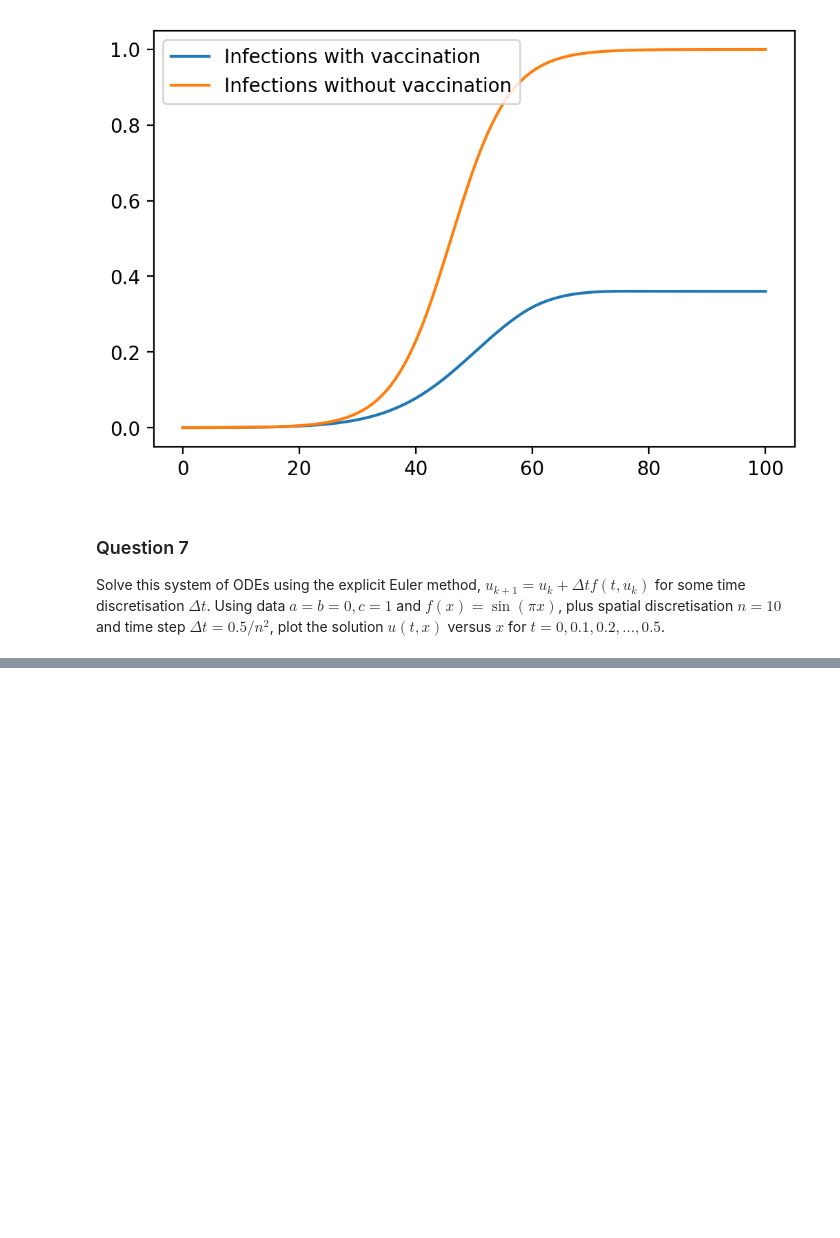
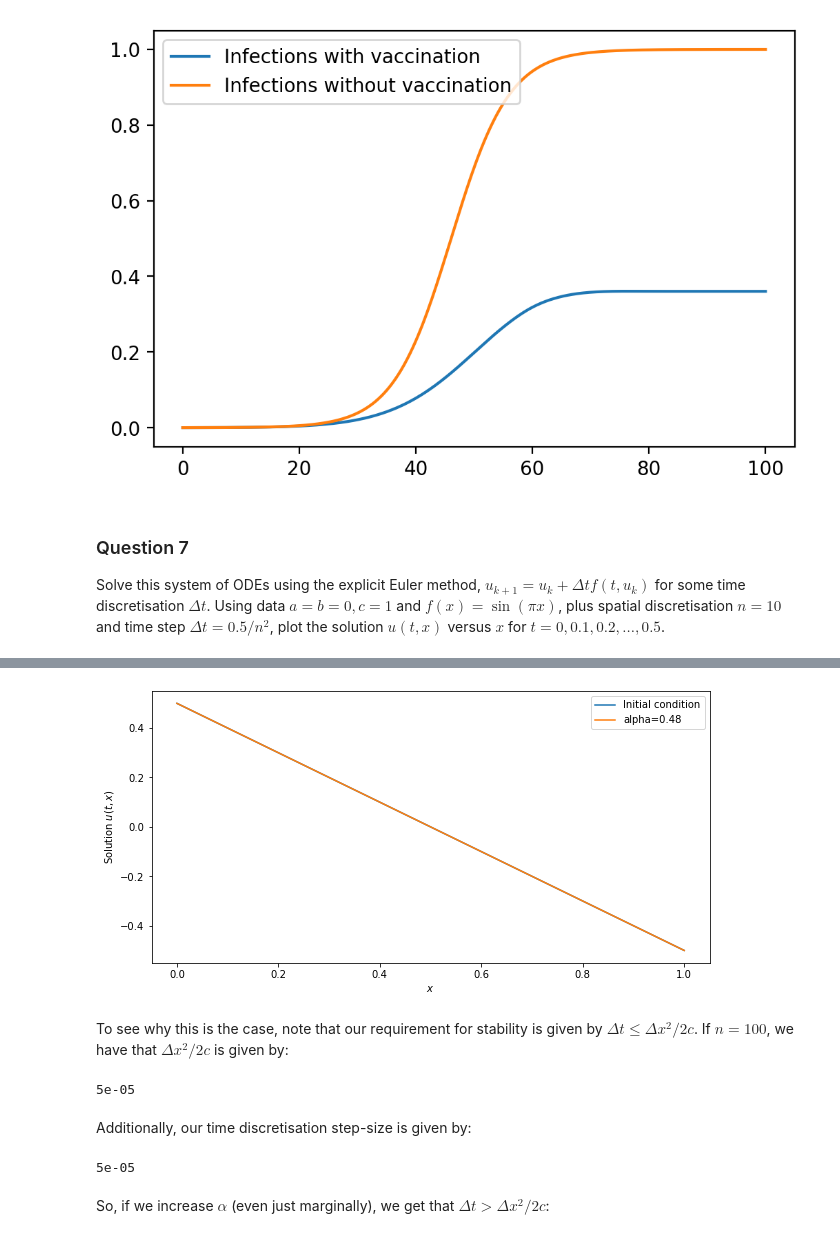
Before and after one commit to charlieoneill11/scientific-computing, a Jupyter notebook: LabBook5.ipynb, the cells around one changed output, grey strips where cells are left out. Saved outputs shown, nothing was run; the diff lists cells and outputs as text; code cells hidden in the pictures; blank space fills up the shorter version.

```diff
--- a/LabBook5.ipynb
+++ b/LabBook5.ipynb
@@ -300,0 +410,21 @@ u_t_0, u_t_1 = 0, 0
+# %%
+discretise_solve(0.48)
+# %% [output]
+[figure, added]
+# %% [markdown]
+To see why this is the case, note that our requirement for stability is given by $\Delta t \leq \Delta x^2/2c$. If $n=100$, we have that $\Delta x^2/2c$ is given by:
+# %%
+cond = (1/100)**2/(2*1)
+cond
+# %% [output]
+5e-05
+# %% [markdown]
+Additionally, our time discretisation step-size is given by:
+# %%
+alpha = 0.5
+dt = alpha/100**2
+dt
+# %% [output]
+5e-05
+# %% [markdown]
+So, if we increase $\alpha$ (even just marginally), we get that $\Delta t > \Delta x^2/2c$:
```
Also changed, not shown: parts of 16 cells of this notebook, 2 other files.
